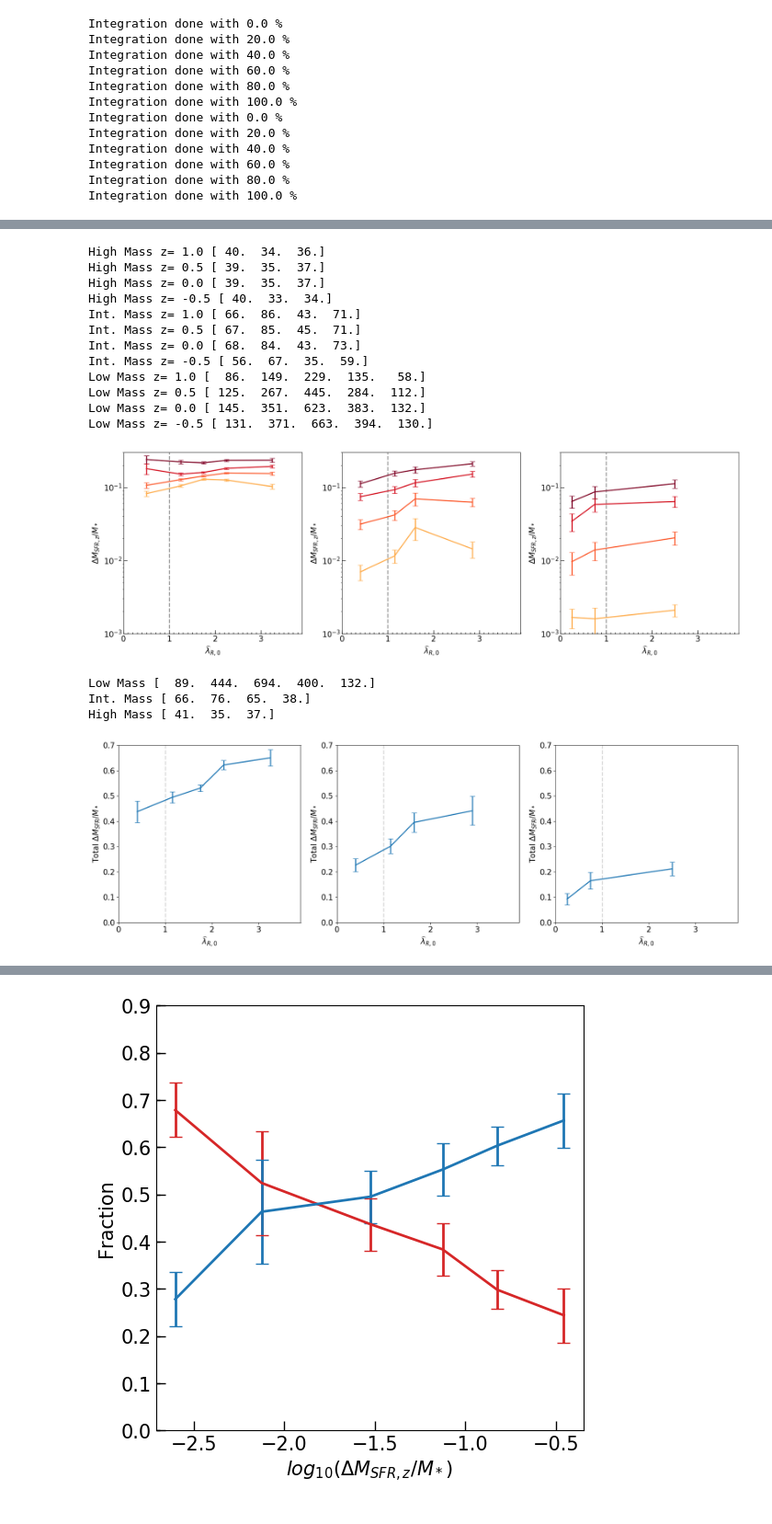
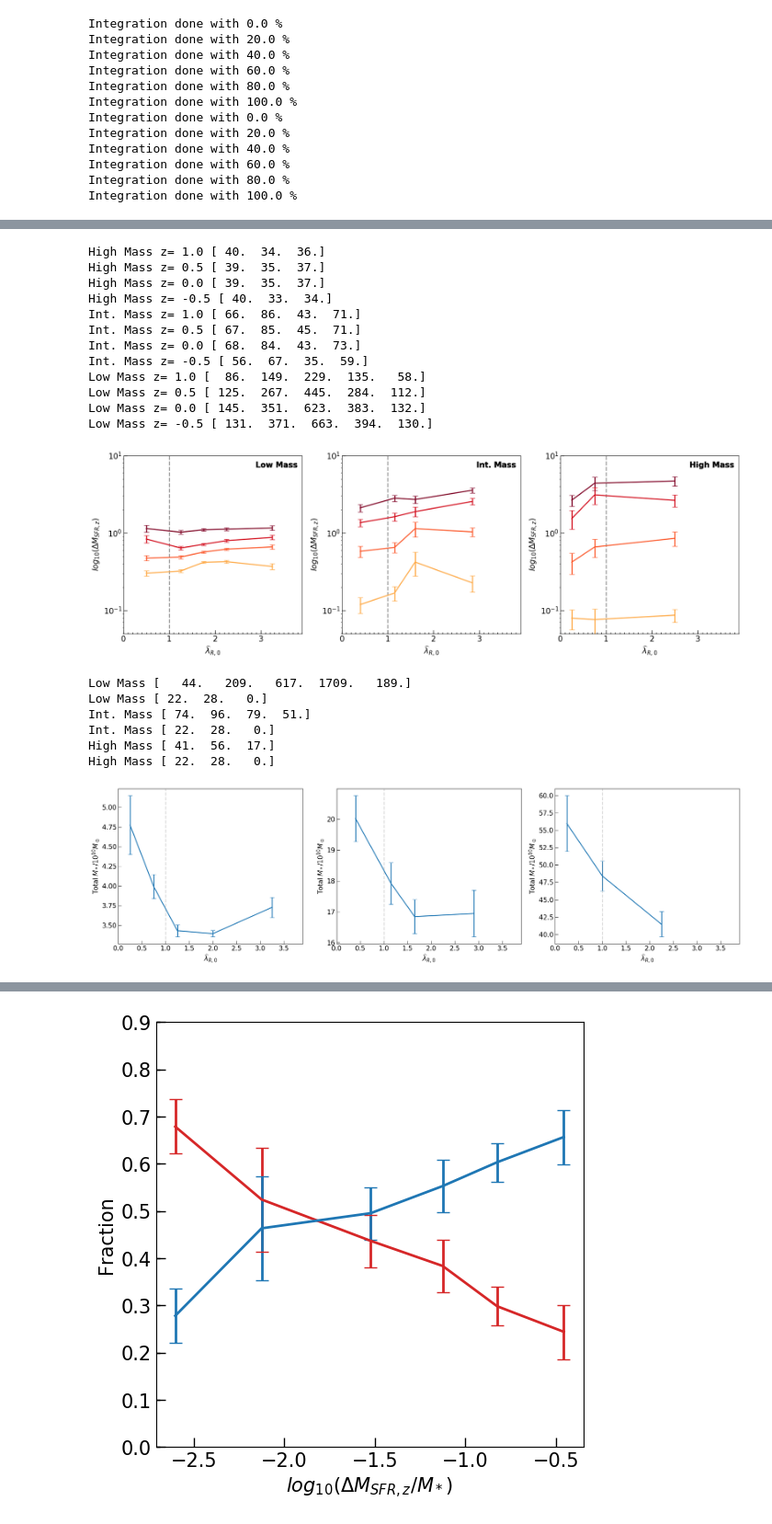
Before and after one commit to zpenoyre/illustris, a Jupyter notebook: web/code/feedback_analysis.ipynb, the cells around one changed output, grey strips where cells are left out. Shown at 92% size. Cells and saved outputs as stored; diff of their text form; code cells hidden in the pictures.

```diff
--- a/web/code/feedback_analysis.ipynb
+++ b/web/code/feedback_analysis.ipynb
@@ -104,6 +113,12 @@ Integration done with 40.0 %
 Integration done with 60.0 %
 Integration done with 80.0 %
 Integration done with 100.0 %
+# %%
+#np.savetxt('../../data/BH_total_integration.txt', bhdot_int_total)
+#np.savetxt('../../data/SFR_total_integration.txt', stardot_int_total)
+
+bhdot_int_total = np.loadtxt('../../data/BH_total_integration.txt')
+stardot_int_total = np.loadtxt('../../data/SFR_total_integration.txt')
 # %%
 # lambda vs delta black hole over mass of galaxy at 0 for all redshifts
 fig = plt.figure(figsize=(18, 6));gs=gridspec.GridSpec(1, 3); z_map=[0,19,32,50]; color = mpl.cm.get_cmap('YlOrRd');
@@ -151,6 +166,6 @@ Low Mass z= 0.0 [ 131.  331.  868.  223.]
 # %%
 # lambda vs delta star formation over mass of galaxy at 0 for all redshifts
-fig = plt.figure(figsize=(18, 6));gs=gridspec.GridSpec(1, 3); z_map=[0,19,32,50]; color = mpl.cm.get_cmap('YlOrRd');
+fig = plt.figure(figsize=(21, 6));gs=gridspec.GridSpec(1, 3); z_map=[0,19,32,50]; color = mpl.cm.get_cmap('YlOrRd');
 mass = [0,10,32,150]; label = ['Low Mass','Int. Mass', 'High Mass']; label_ax = ['z=0', 'z=0.25', 'z=0.5', 'z=1']
 bins = np.array([[0,1,1.5,2,2.5,4],
                  [0,0.8,1.5,1.7,4],
@@ -169,21 +184,23 @@ for j in [2,1,0]:
         data_z0 = data_z0[(data_z0[:,14]<0.5) & mass_mask & star_mask];
 
         # bin all of them
-        binned_data = bf.bin_data(data_z0[:,16], (data_zn[:,0]/data_z0[:,2]), bins[j])
+        binned_data = bf.bin_data(data_z0[:,16], (data_zn[:,0]), bins[j])
         ax.errorbar(binned_data[:,6], binned_data[:,1], yerr=binned_data[:,3], fmt='-', label=label_ax[i], capsize=5 , color=color(0.4+i*0.2))
 
         minor_ticks_x = np.arange(0, 4, 0.1); ax.set_xticks(minor_ticks_x, minor=True); ax.xaxis.set_tick_params(which='minor',width=1, length=3, direction='in');
         ax.xaxis.set_tick_params(width=1, length=7, direction='in'); ax.yaxis.set_tick_params(width=1, length=7, direction='in');
-        ax.set_xlabel(r'$\widehat{\lambda}_{R, 0}$'); ax.set_ylabel(r'$\Delta M_{SFR, z}/{M_*}$');
-        ax.set_xlim([0,3.9]); ax.set_ylim([0.001,0.3])
+        ax.set_xlabel(r'$\widehat{\lambda}_{R, 0}$'); ax.set_ylabel(r'$log_{10}(\Delta M_{SFR, z})$');
+        ax.set_xlim([0,3.9]); ax.set_ylim([0.05,10])
         ax.set_yscale('log')
         ax.axvline(1, color='grey', alpha=0.3, linestyle='--');
-        #ax.text(3.8,0.3, label[j],fontsize=15, fontweight='bold', ha='right');
+        ax.text(3.8,7,label[j],fontsize=15, fontweight='bold', ha='right');
         #handles, labels = ax.get_legend_handles_labels(); handles = [h[0] for h in handles];ax.legend(handles,labels,loc="best");
         print(label[j],'z=',i/2-0.5, binned_data[:,5])
 
 
+
 plt.tight_layout();
+#plt.savefig('../../Plots/M_SFR_redshifts_lambda_mas_bins.pdf', format='pdf')
 plt.show()
 # %% [output]
 High Mass z= 1.0 [ 40.  34.  36.]
@@ -198,41 +215,48 @@ Low Mass z= 1.0 [  86.  149.  229.  135.   58.]
 Low Mass z= 0.5 [ 125.  267.  445.  284.  112.]
 Low Mass z= 0.0 [ 145.  351.  623.  383.  132.]
 Low Mass z= -0.5 [ 131.  371.  663.  394.  130.]
-[figure, old version]
+[figure, new version]
 # %%
 # fraction of ellipcials in filaments (blue) and clusters (red) at z=0 compared to sfr over all time
-fig = plt.figure(figsize=(18, 6));gs=gridspec.GridSpec(1, 3);
+fig = plt.figure(figsize=(21, 6));gs=gridspec.GridSpec(1, 3);
 mass = [0,10,32,150]; label = ['Low Mass','Int. Mass', 'High Mass'];
-bins = np.array([[0,0.8,1.5,2,2.5,4],
+bins = np.array([[0,0.5,1,1.5,2.5,4],
                  [0,0.8,1.5,1.8,4],
-                 [0,0.5,1,4]]);
+                 [0,0.5,1.5,3]]);
 
 for j in [0,1,2]:
     ax = plt.subplot(gs[0,j], facecolor='white');
     data_z0 = allgalData[0];
     data_zn = stardot_int_total
     # take all gals that are ellipticals at z=0 and have a certain mass
     mass_mask = maskMass_data(data_z0[:,2],mass[j],mass[j+1]);
-    star_mask = (data_zn[:,0]!=0)
-    data_zn = data_zn[(data_z0[:,14]<0.5) & mass_mask & star_mask];
-    data_z0 = data_z0[(data_z0[:,14]<0.5) & mass_mask & star_mask];
+    star_mask = (data_zn[:,0]!=0);
+    data_zn = data_zn[(data_z0[:,14]<0.5) & mass_mask]# & star_mask];
+    data_z0 = data_z0[(data_z0[:,14]<0.5) & mass_mask]# & star_mask];
 
     # bin all of them
-    binned_data = bf.bin_data(data_z0[:,16], (data_zn[:,0]/data_z0[:,2]), bins[j])
+    binned_data = bf.bin_data(data_z0[:,16], data_z0[:,2], bins[j])
+
     ax.errorbar(binned_data[:,6], binned_data[:,1], yerr=binned_data[:,3], fmt='-', capsize=5 , color='C0')
-
     #minor_ticks_x = np.arange(0, 4, 0.1); ax.set_xticks(minor_ticks_x, minor=True); ax.xaxis.set_tick_params(which='minor',width=1, length=3, direction='in');
     #ax.xaxis.set_tick_params(width=1, length=7, direction='in'); ax.yaxis.set_tick_params(width=1, length=7, direction='in');
-    ax.set_xlabel(r'$\widehat{\lambda}_{R, 0}$'); ax.set_ylabel(r'Total $\Delta M_{SFR}/{M_*}$');
-    ax.set_xlim([0,3.9]); ax.set_ylim([0,0.7])
+    ax.set_xlabel(r'$\widehat{\lambda}_{R, 0}$'); ax.set_ylabel(r'Total ${M_*}/{10^{10} M_\odot}$');
+    ax.set_xlim([0,3.9]);
+    #ax.set_ylim([-1.6,-0.25])
     ax.axvline(1, color='grey', alpha=0.3, linestyle='--');
     #ax.text(3.8,0.3, label[j],fontsize=15, fontweight='bold', ha='right');
     #handles, labels = ax.get_legend_handles_labels(); handles = [h[0] for h in handles];ax.legend(handles,labels,loc="best");
     print(label[j], binned_data[:,5])
+    print(label[j], binned_data_high[:,5])
+
+#plt.savefig('../../Plots/Stellar_mass_lambda_mas_bins.pdf', format='pdf')
 
 plt.tight_layout();
 # %% [output]
-Low Mass [  89.  444.  694.  400.  132.]
-Int. Mass [ 66.  76.  65.  38.]
-High Mass [ 41.  35.  37.]
+Low Mass [   44.   209.   617.  1709.   189.]
+Low Mass [ 22.  28.   0.]
+Int. Mass [ 74.  96.  79.  51.]
+Int. Mass [ 22.  28.   0.]
+High Mass [ 41.  56.  17.]
+High Mass [ 22.  28.   0.]
-[figure, old version]
+[figure, new version]
```
Also changed, not shown: parts of 13 cells of this notebook, 24 other files.
